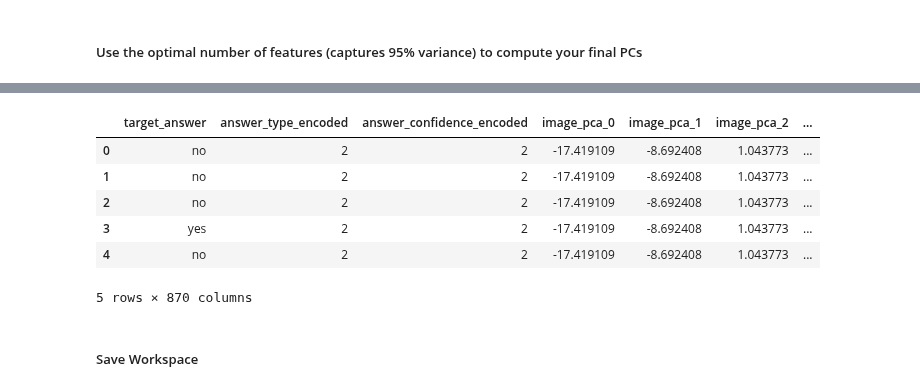
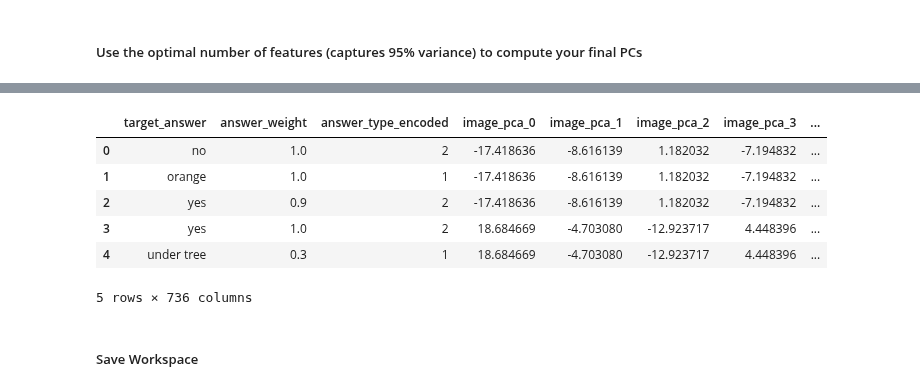
Before and after one commit to nilanahar/MMAI_894_DeepLearning_Project_TeamRosedale, a Jupyter notebook: MMAI_894_Team_Project_ResNet+GoogleWord2Vec.ipynb, the cells around one changed output, grey strips where cells are left out. Saved outputs shown, nothing was run; the diff lists cells and outputs as text; code cells hidden in the pictures.

```diff
--- a/MMAI_894_Team_Project_ResNet+GoogleWord2Vec.ipynb
+++ b/MMAI_894_Team_Project_ResNet+GoogleWord2Vec.ipynb
@@ -270,7 +270,7 @@ categorical_features = [  'question', 'question_clean', 'question_type',
 # model = ResNet50(weights='imagenet', include_top=False)
 # wxord2vec_model = api.load('word2vec-google-news-300')
 # joblib.dump(word2vec_model, "/content/drive/MyDrive/Colab Notebooks/894/Training/(2)_word2vec_model_for_2.2.joblib")
-# model = joblib.load("/content/drive/MyDrive/Colab Notebooks/894/Training/Google_Word2Vec_FeatureExtraction_Model.joblib")
+model = joblib.load("/content/drive/MyDrive/Colab Notebooks/894/Training/Google_Word2Vec_FeatureExtraction_Model.joblib")
 # %% [markdown]
 # Step 1: Data Collection & Feature Extraction
 # %% [markdown]
@@ -682,5 +725,13 @@ X_train.head()
 # %% [markdown]
 ##### Remove ID & Transformed Features
+# %%
+id_features = ['image_id', 'question_id', 'question_length']
+
+categorical_features = ['question', 'question_clean', 'question_type', 'question_type_clean',
+                        'multiple_choices',  'filtered_multiple_choices', 'filtered_multiple_choice_corpus',
+                        'answers', 'answer_type', 'most_common_answer']
+
+# numerical_features = [col for col in X_train.columns if col not in categorical_features + id_features]
 # %%
 X_train = X_train.drop(columns=id_features + categorical_features)
 X_test = X_test.drop(columns=id_features + categorical_features)
@@ -802,17 +863,18 @@ df_questions_valid_pca = pca_to_df(question_valid_pca, df_valid, 'questions')
 # %%
 # Concatenate PCA results with the original `target_answer` column
-X_train_pca = pd.concat([X_image_train_pca, X_questions_train_pca,  X_filtered_choices_train_pca], axis=1)
-X_test_pca = pd.concat([X_image_test_pca, X_questions_test_pca, X_filtered_choices_test_pca], axis=1)
-df_valid_pca = pd.concat([df_valid[['target_answer']], df_image_valid_pca, df_questions_valid_pca, df_filtered_choices_valid_pca], axis=1)
+X_train_pca = pd.concat([X_train[['answer_weight', 'answer_type_encoded']], X_image_train_pca, X_questions_train_pca, X_filtered_choices_train_pca], axis=1)
+X_test_pca = pd.concat([X_test[['answer_weight', 'answer_type_encoded']], X_image_test_pca, X_questions_test_pca, X_filtered_choices_test_pca], axis=1)
+
+df_valid_pca = pd.concat([df_valid[['target_answer', 'answer_weight', 'answer_type_encoded']], df_image_valid_pca, df_questions_valid_pca, df_filtered_choices_valid_pca], axis=1)
 df_valid_pca.head()
 # %% [output]
-|  | target_answer | answer_type_encoded | answer_confidence_encoded | image_pca_0 | image_pca_1 | image_pca_2 | ... |
-| 0 | no | 2 | 2 | -17.419109 | -8.692408 | 1.043773 | ... |
-| 1 | no | 2 | 2 | -17.419109 | -8.692408 | 1.043773 | ... |
-| 2 | no | 2 | 2 | -17.419109 | -8.692408 | 1.043773 | ... |
-| 3 | yes | 2 | 2 | -17.419109 | -8.692408 | 1.043773 | ... |
-| 4 | no | 2 | 2 | -17.419109 | -8.692408 | 1.043773 | ... |
+|  | target_answer | answer_weight | answer_type_encoded | image_pca_0 | image_pca_1 | image_pca_2 | image_pca_3 | ... |
+| 0 | no | 1.0 | 2 | -17.418636 | -8.616139 | 1.182032 | -7.194832 | ... |
+| 1 | orange | 1.0 | 1 | -17.418636 | -8.616139 | 1.182032 | -7.194832 | ... |
+| 2 | yes | 0.9 | 2 | -17.418636 | -8.616139 | 1.182032 | -7.194832 | ... |
+| 3 | yes | 1.0 | 2 | 18.684669 | -4.703080 | -12.923717 | 4.448396 | ... |
+| 4 | under tree | 0.3 | 1 | 18.684669 | -4.703080 | -12.923717 | 4.448396 | ... |
-5 rows × 870 columns
+5 rows × 736 columns
 # %%
 X_train = X_train_pca
 X_test = X_test_pca
```
Also changed, not shown: parts of 13 cells of this notebook.
